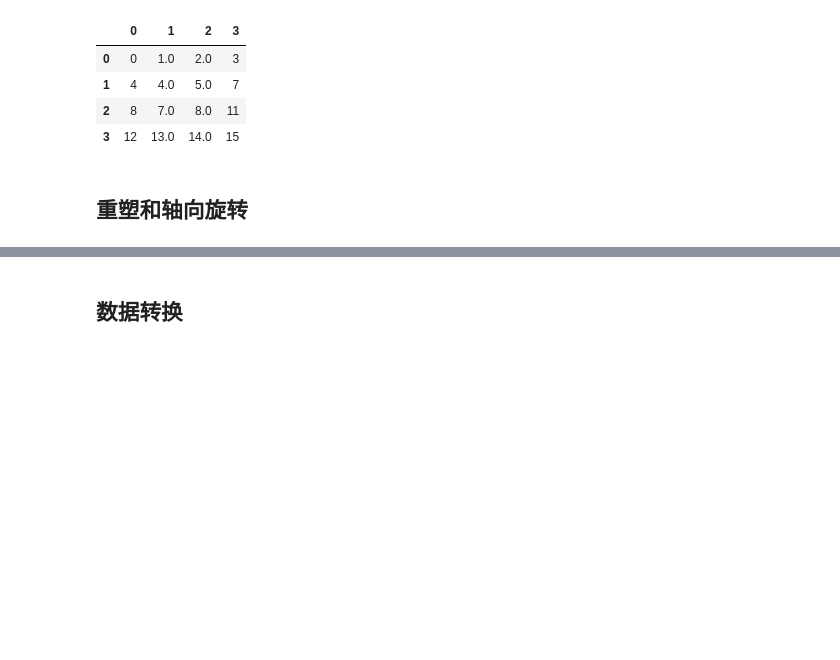
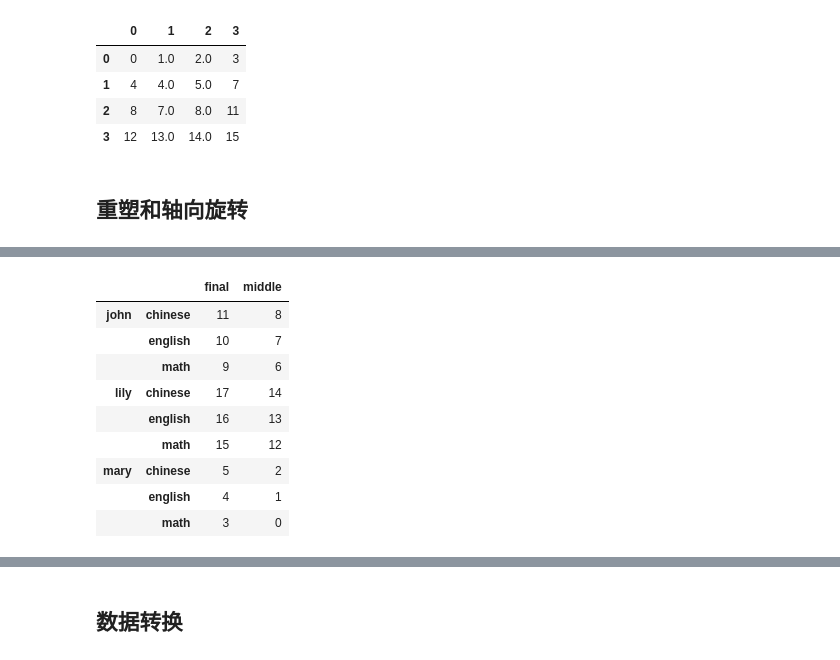
Before and after one commit to NemoHoHaloAi/machine_learning, a Jupyter notebook: python数据分析/数据规整化：清理、转换、合并、重塑.ipynb, the cells around one changed output, grey strips where cells are left out. Cells and saved outputs as stored; diff of their text form; code cells hidden in the pictures; blank space fills up the shorter version.

```diff
--- a/python数据分析/数据规整化：清理、转换、合并、重塑.ipynb
+++ b/python数据分析/数据规整化：清理、转换、合并、重塑.ipynb
@@ -385,0 +422,4 @@ http://pandas.pydata.org/pandas-docs/stable/indexing.html#ix-indexer-is-deprecat
+# %%
+df = DataFrame(np.arange(18).reshape(6,3),
+              columns=['math','english','chinese'],
+              index=[['mary','mary','john','john','lily','lily'],['middle','final','middle','final','middle','final']])
@@ -385,0 +434,13 @@ http://pandas.pydata.org/pandas-docs/stable/indexing.html#ix-indexer-is-deprecat
+# %%
+df.unstack().stack(0) # 将原列转为最内层索引
+# %% [output]
+|  |  | final | middle |
+| john | chinese | 11 | 8 |
+|  | english | 10 | 7 |
+|  | math | 9 | 6 |
+| lily | chinese | 17 | 14 |
+|  | english | 16 | 13 |
+|  | math | 15 | 12 |
+| mary | chinese | 5 | 2 |
+|  | english | 4 | 1 |
+|  | math | 3 | 0 |
```
Also changed, not shown: parts of 18 cells of this notebook.
